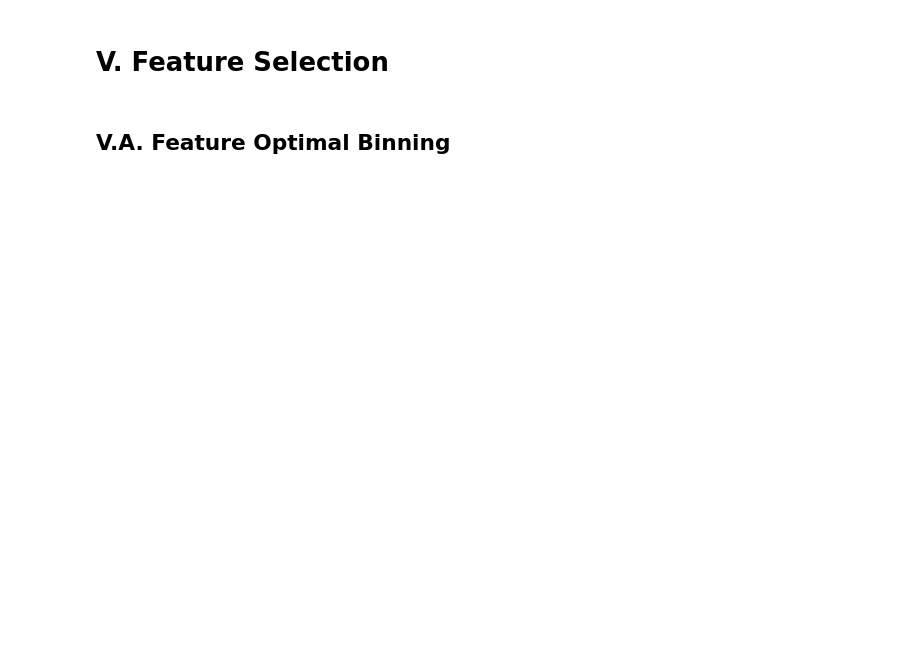
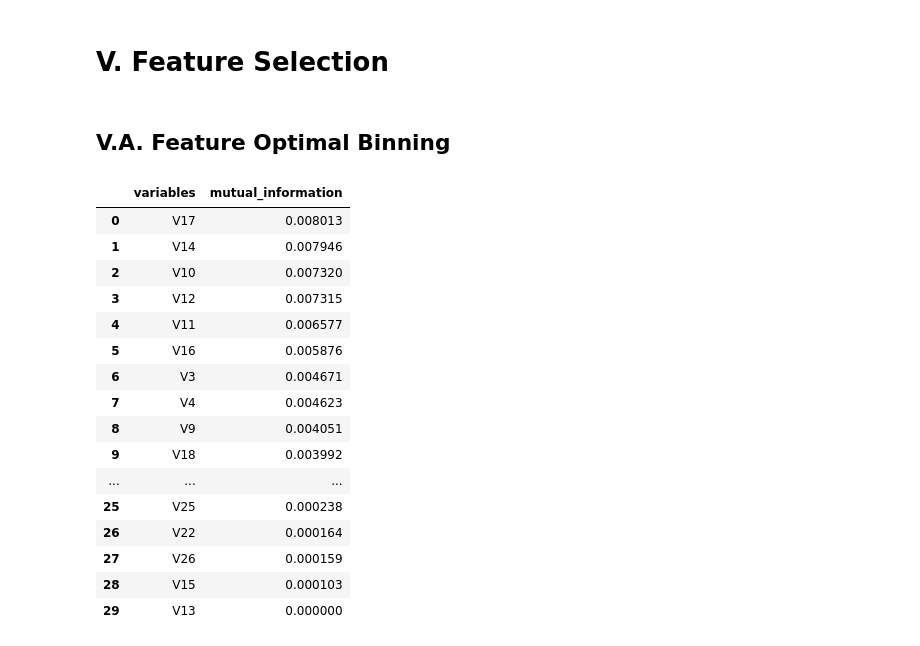
Before and after one commit to Delphinoc/credit_card_fraud_detection, a Jupyter notebook: notebooks/3_feature_engineering/feature_engineering.ipynb, the cells around one changed output. Drawn from its saved outputs; the diff is of its cells as text; code cells hidden in the pictures; blank space fills up the shorter version.

```diff
--- a/notebooks/3_feature_engineering/feature_engineering.ipynb
+++ b/notebooks/3_feature_engineering/feature_engineering.ipynb
@@ -200,0 +216,37 @@ feature_optimal_binning_summary.to_csv(
+# %%
+mi_scores = mutual_info_classif(
+    X_train_scaled,
+    y_train,
+    random_state=42
+)
+
+mi_table = pd.DataFrame({
+    "variables": X_train_scaled.columns,
+    "mutual_information": mi_scores
+})
+
+mi_table = mi_table.sort_values(
+    by="mutual_information",
+    ascending=False,
+    ignore_index=True
+)
+
+mi_table
+# %% [output]
+|  | variables | mutual_information |
+| 0 | V17 | 0.008013 |
+| 1 | V14 | 0.007946 |
+| 2 | V10 | 0.007320 |
+| 3 | V12 | 0.007315 |
+| 4 | V11 | 0.006577 |
+| 5 | V16 | 0.005876 |
+| 6 | V3 | 0.004671 |
+| 7 | V4 | 0.004623 |
+| 8 | V9 | 0.004051 |
+| 9 | V18 | 0.003992 |
+| ... | ... | ... |
+| 25 | V25 | 0.000238 |
+| 26 | V22 | 0.000164 |
+| 27 | V26 | 0.000159 |
+| 28 | V15 | 0.000103 |
+| 29 | V13 | 0.000000 |
```
Also changed, not shown: parts of 75 cells of this notebook, 4 other files.
